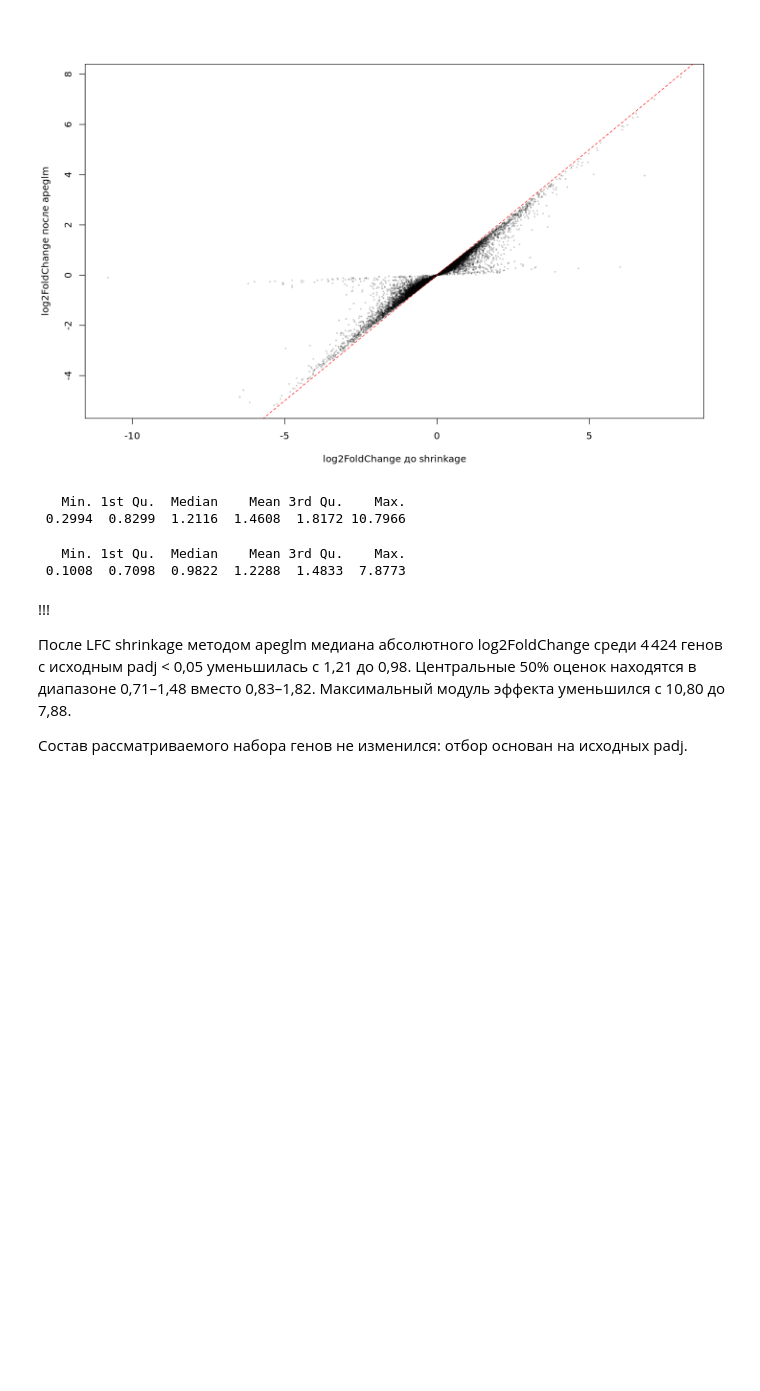
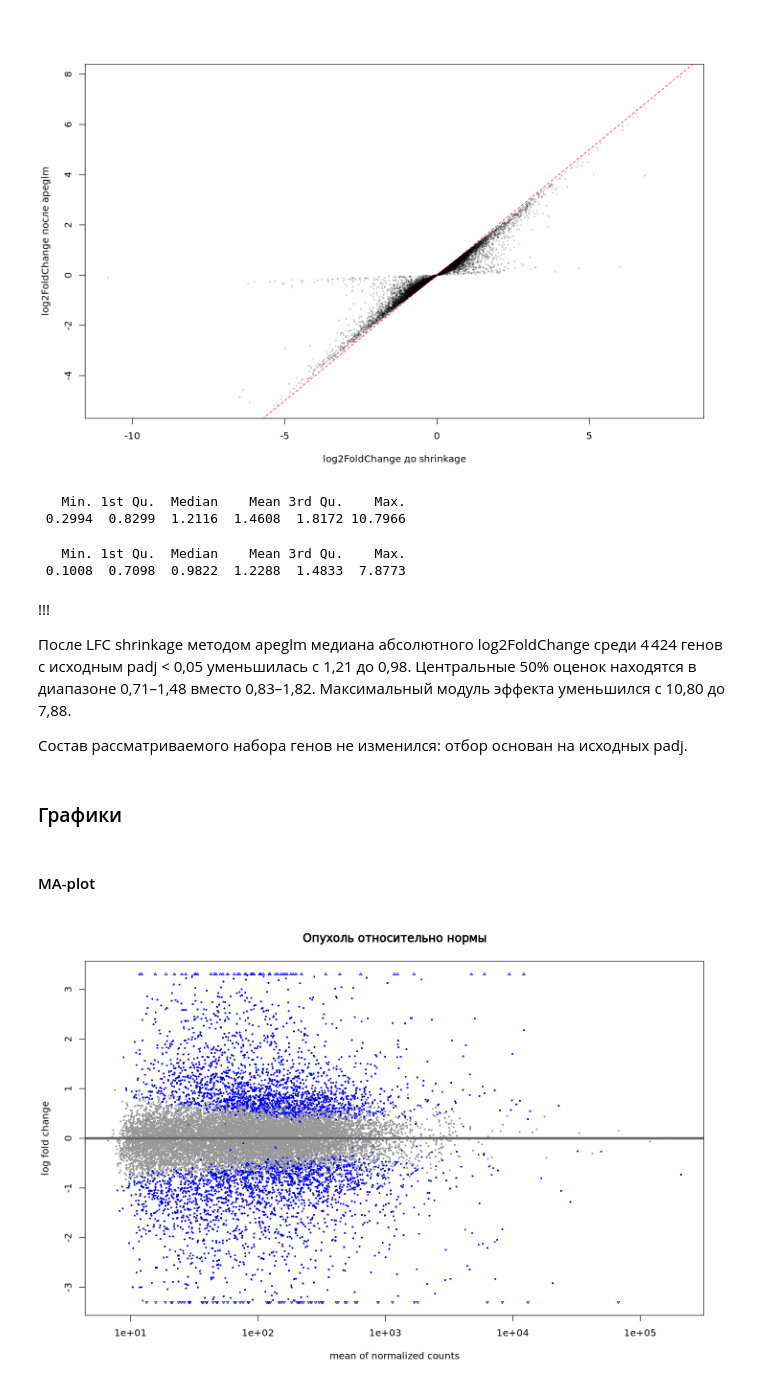
Before and after one commit to AnKraeva/esophageal-cancer-rnaseq, a Jupyter notebook: DESeq.ipynb, the cells around one changed output. Drawn from its saved outputs; the diff is of its cells as text; code cells hidden in the pictures; blank space fills up the shorter version.

Commit message:
Add differential expression plots and document gene selection

```diff
--- a/DESeq.ipynb
+++ b/DESeq.ipynb
@@ -551,3 +551,16 @@ summary(abs(res_shrunk[rownames(res_sig), "log2FoldChange"]))
 После LFC shrinkage методом apeglm медиана абсолютного log2FoldChange среди 4 424 генов с исходным padj < 0,05 уменьшилась с 1,21 до 0,98. Центральные 50% оценок находятся в диапазоне 0,71–1,48 вместо 0,83–1,82. Максимальный модуль эффекта уменьшился с 10,80 до 7,88.
 
 Состав рассматриваемого набора генов не изменился: отбор основан на исходных padj.
+# %% [markdown]
+### Графики
+# %% [markdown]
+#### MA-plot
+# %%
+# берём эффекты после apeglm, а padj — из исходных результатов.
+ma_res <- res_shrunk
+ma_res$padj <- res$padj[match(rownames(ma_res), rownames(res))]
+
+# выделяем цветом гены с padj < 0.05.
+DESeq2::plotMA(ma_res, alpha = 0.05, main = "Опухоль относительно нормы")
+# %% [output]
+[figure, added]
```
Also changed, not shown: parts of 9 cells of this notebook, 1 other file.
